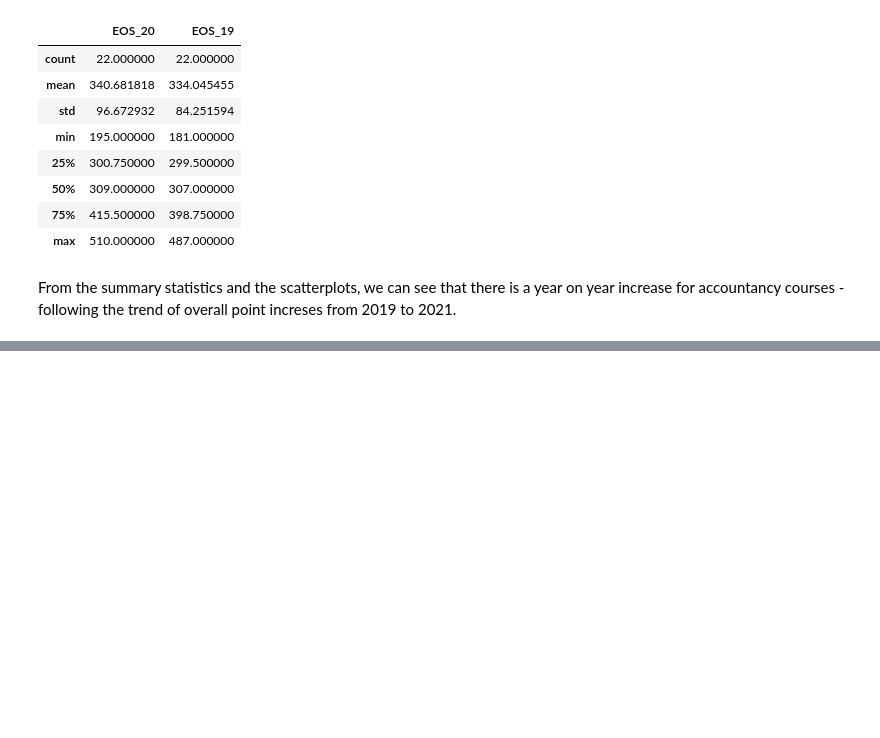
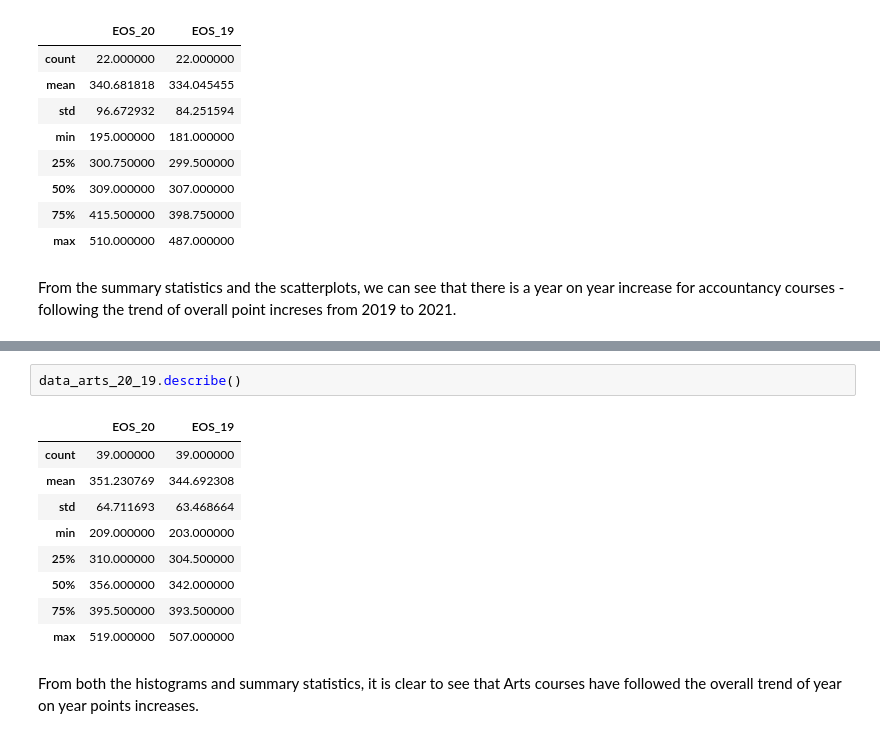
Before and after one commit to BTunney92/FODA---Project, a Jupyter notebook: cao.ipynb, the cells around one changed output, grey strips where cells are left out. Saved outputs shown, nothing was run; the diff lists cells and outputs as text; blank space fills up the shorter version.

```diff
--- a/cao.ipynb
+++ b/cao.ipynb
@@ -252,0 +297,14 @@ From the summary statistics and the scatterplots, we can see that there is a yea
+# %%
+data_arts_20_19.describe()
+# %% [output]
+|  | EOS_20 | EOS_19 |
+| count | 39.000000 | 39.000000 |
+| mean | 351.230769 | 344.692308 |
+| std | 64.711693 | 63.468664 |
+| min | 209.000000 | 203.000000 |
+| 25% | 310.000000 | 304.500000 |
+| 50% | 356.000000 | 342.000000 |
+| 75% | 395.500000 | 393.500000 |
+| max | 519.000000 | 507.000000 |
+# %% [markdown]
+From both the histograms and summary statistics, it is clear to see that Arts courses have followed the overall trend of year on year points increases.
```
Also changed, not shown: parts of 6 cells of this notebook, 6 other files.
